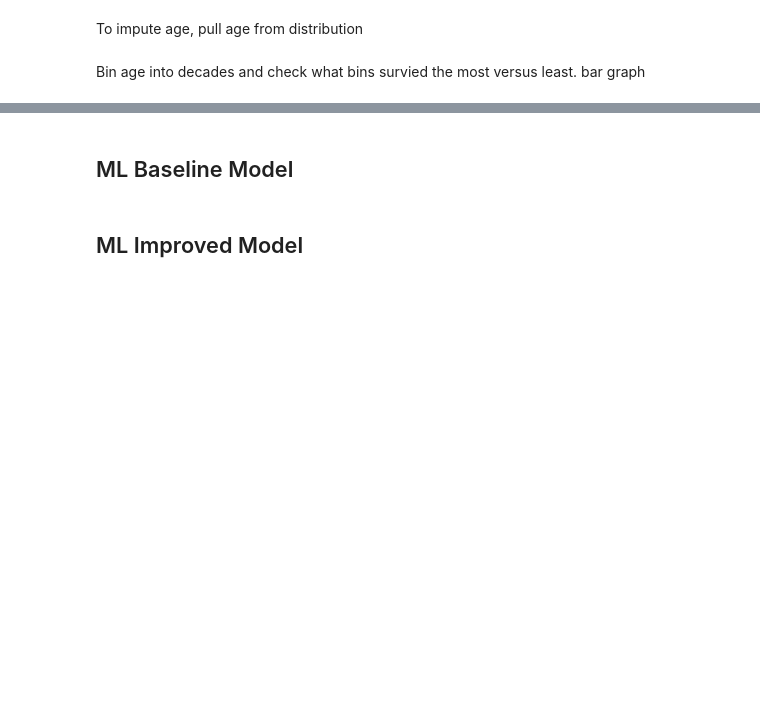
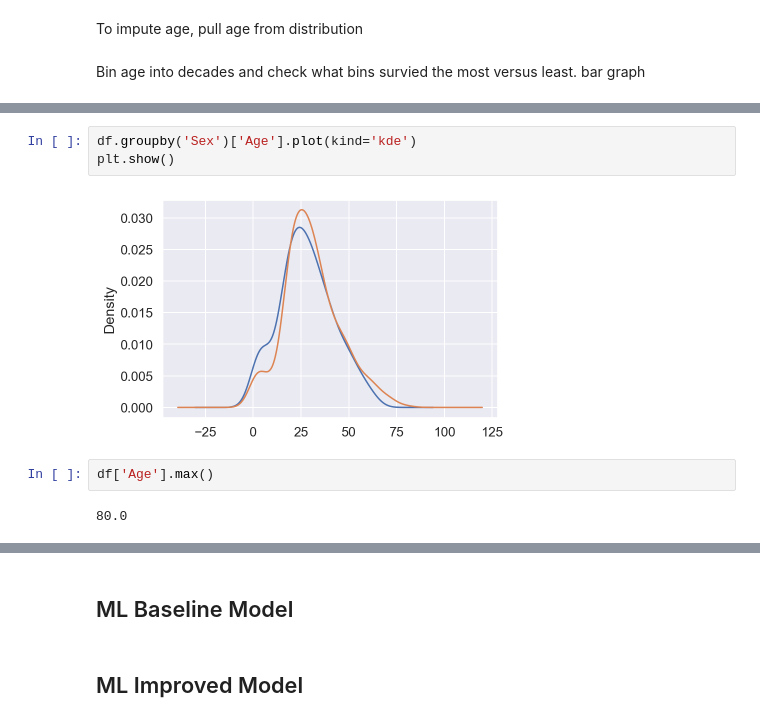
Before and after one commit to TysonTran/Titanic_Analysis, a Jupyter notebook: Titanic Analysis.ipynb, the cells around one changed output, grey strips where cells are left out. Cells and saved outputs as stored; diff of their text form; blank space fills up the shorter version.

```diff
--- a/Titanic Analysis.ipynb
+++ b/Titanic Analysis.ipynb
@@ -649,0 +668,9 @@ Bin age into decades and check what bins survied the most versus least. bar grap
+# %%
+df.groupby('Sex')['Age'].plot(kind='kde')
+plt.show()
+# %% [output]
+[figure, added]
+# %%
+df['Age'].max()
+# %% [output]
+80.0
```
Also changed, not shown: parts of 10 cells of this notebook.
